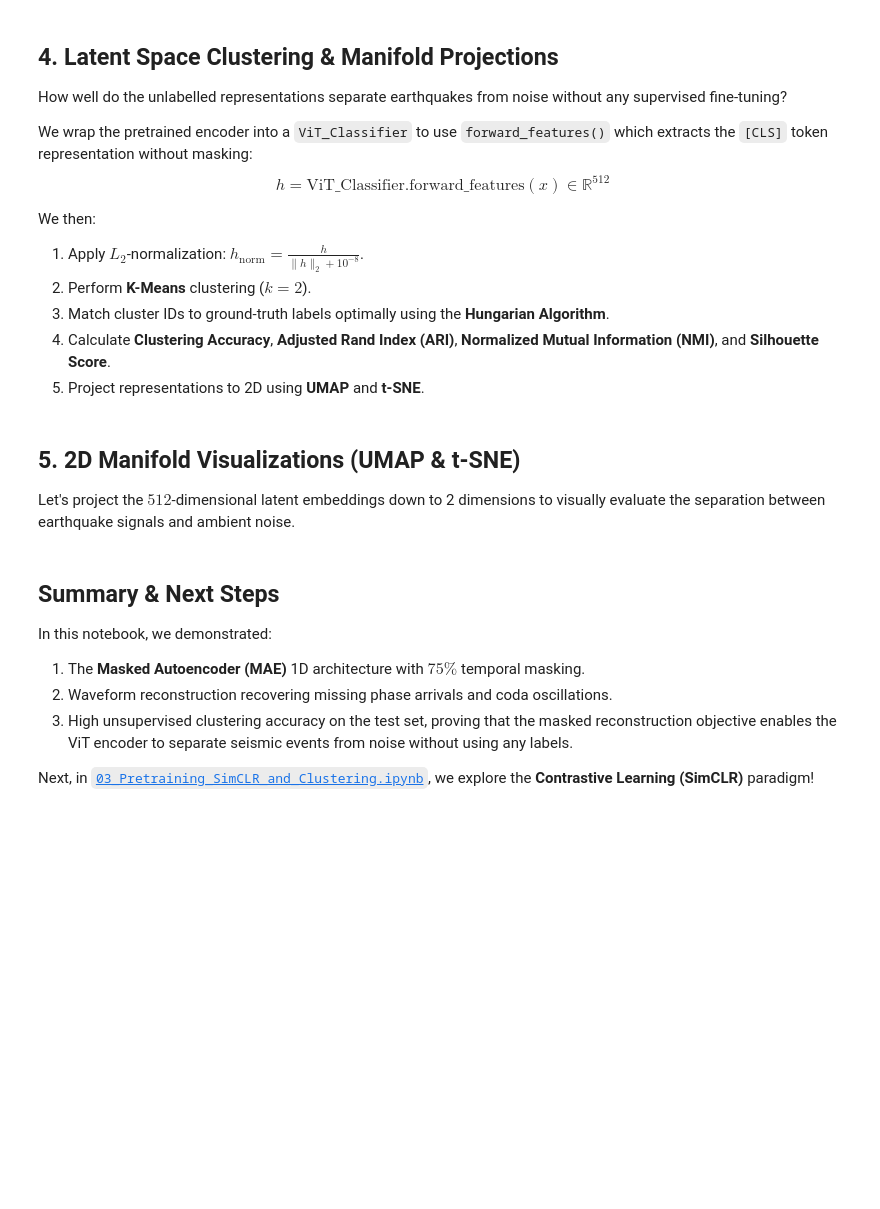
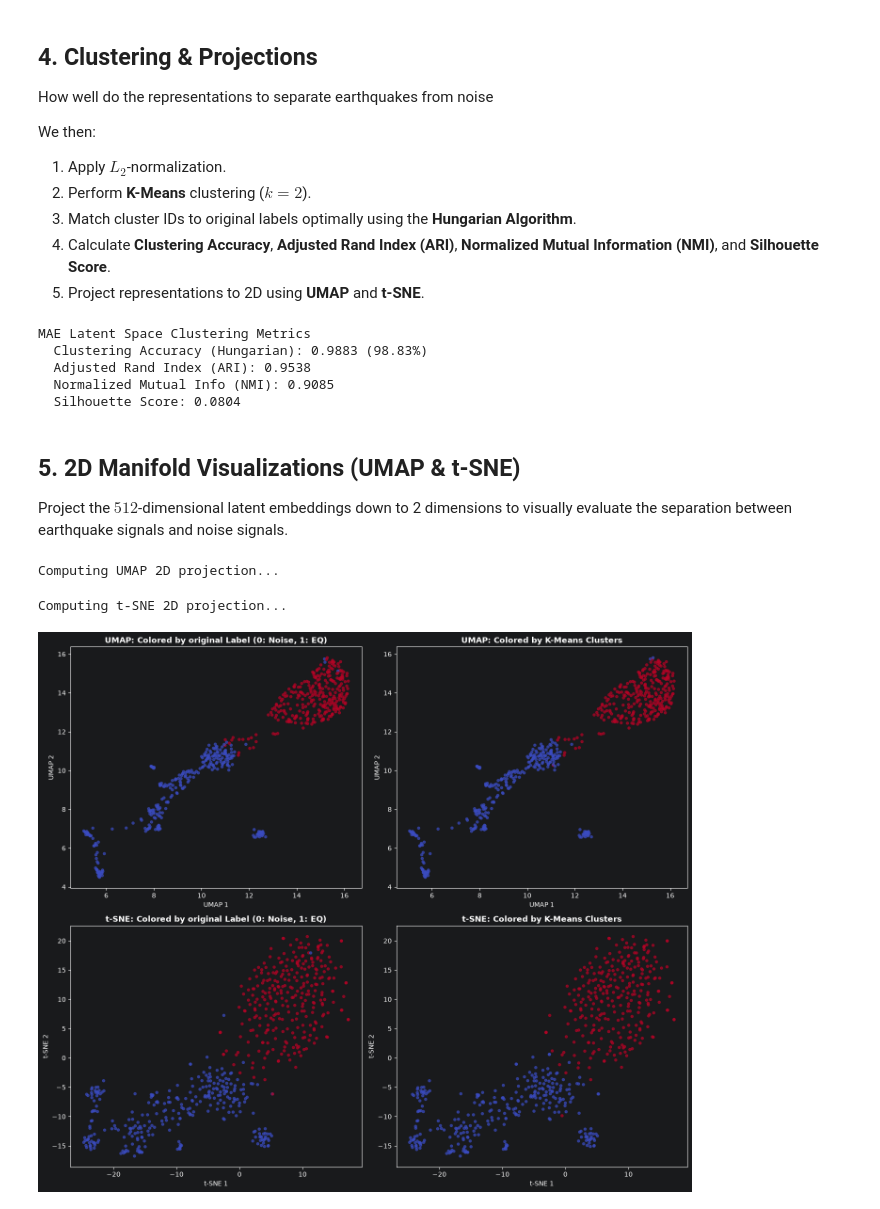
Before and after one commit to Samepsilon/SSL-SeismicData, a Jupyter notebook: notebook/02_Pretraining_MAE_and_Clustering.ipynb, the cells around one changed output. Saved outputs shown, nothing was run; the diff lists cells and outputs as text; code cells hidden in the pictures; blank space fills up the shorter version.

```diff
--- a/notebook/02_Pretraining_MAE_and_Clustering.ipynb
+++ b/notebook/02_Pretraining_MAE_and_Clustering.ipynb
@@ -84,8 +88,7 @@ We can load the saved high-performing checkpoint from `Models/Good Performing Mo
 TRAIN_DEMO_EPOCH = False  # Set to True if you want to run 1 training epoch live
 
 checkpoint_paths = [
-    ROOT_DIR / "Models" / "Good Performing Model" / "MAE_extractedSTEAD_0.75_100_512_6_2_16.tar",
-    ROOT_DIR / "Models" / "MAE" / "MAE_extractedSTEAD_0.75_100_512_6_2_16.tar",
+    ROOT_DIR / "Models" / "Good Performing Model" / "MAE_extractedSTEAD_0.75_100_512_6_2_16.tar"
 ]
 
 ckpt_to_load = None
@@ -168,15 +177,13 @@ print(f"Overall Sequence Mean Squared Error (MSE): {mse_eval:.5f}")
 # %% [markdown]
-## 4. Latent Space Clustering & Manifold Projections
+## 4.  Clustering & Projections
 
-How well do the unlabelled representations separate earthquakes from noise without any supervised fine-tuning?
+How well do the representations to separate earthquakes from noise
 
-We wrap the pretrained encoder into a `ViT_Classifier` to use `forward_features()` which extracts the `[CLS]` token representation without masking:
-$$h = \text{ViT\_Classifier.forward\_features}(x) \in \mathbb{R}^{512}$$
 
 We then:
-1. Apply $L_2$-normalization: $h_{\text{norm}} = \frac{h}{\|h\|_2 + 10^{-8}}$.
+1. Apply $L_2$-normalization.
 2. Perform **K-Means** clustering ($k = 2$).
-3. Match cluster IDs to ground-truth labels optimally using the **Hungarian Algorithm**.
+3. Match cluster IDs to original labels optimally using the **Hungarian Algorithm**.
 4. Calculate **Clustering Accuracy**, **Adjusted Rand Index (ARI)**, **Normalized Mutual Information (NMI)**, and **Silhouette Score**.
 5. Project representations to 2D using **UMAP** and **t-SNE**.
 # %%
@@ -197,15 +204,21 @@ ari = adjusted_rand_score(test_y, cluster_labels)
 nmi = normalized_mutual_info_score(test_y, cluster_labels)
 sil = silhouette_score(h_norm, cluster_labels, sample_size=min(5000, len(test_y)))
 
-print("=== MAE Latent Space Clustering Metrics ===")
+print("MAE Latent Space Clustering Metrics")
 print(f"  Clustering Accuracy (Hungarian): {acc:.4f} ({acc*100:.2f}%)")
-print(f"  Adjusted Rand Index (ARI):       {ari:.4f}")
-print(f"  Normalized Mutual Info (NMI):    {nmi:.4f}")
-print(f"  Silhouette Score:                {sil:.4f}")
+print(f"  Adjusted Rand Index (ARI): {ari:.4f}")
+print(f"  Normalized Mutual Info (NMI): {nmi:.4f}")
+print(f"  Silhouette Score: {sil:.4f}")
+# %% [output]
+MAE Latent Space Clustering Metrics
+  Clustering Accuracy (Hungarian): 0.9883 (98.83%)
+  Adjusted Rand Index (ARI): 0.9538
+  Normalized Mutual Info (NMI): 0.9085
+  Silhouette Score: 0.0804
 # %% [markdown]
 ## 5. 2D Manifold Visualizations (UMAP & t-SNE)
 
-Let's project the $512$-dimensional latent embeddings down to 2 dimensions to visually evaluate the separation between earthquake signals and ambient noise.
+Project the $512$-dimensional latent embeddings down to 2 dimensions to visually evaluate the separation between earthquake signals and noise signals.
 # %%
 print("Computing UMAP 2D projection...")
 reducer = umap.UMAP(n_components=2, random_state=42, n_neighbors=30, min_dist=0.1)
@@ -213,43 +226,38 @@ umap_coords = reducer.fit_transform(h_norm)
 
 print("Computing t-SNE 2D projection...")
 tsne = TSNE(n_components=2, random_state=42, perplexity=40, max_iter=1000)
 tsne_coords = tsne.fit_transform(h_norm)
 
 # Plot UMAP and t-SNE side-by-side
 fig, axes = plt.subplots(2, 2, figsize=(14, 12))
 
 # UMAP colored by Ground Truth
 scatter1 = axes[0, 0].scatter(umap_coords[:, 0], umap_coords[:, 1], c=test_y, cmap='coolwarm', alpha=0.7, s=15)
-axes[0, 0].set_title("UMAP: Colored by Ground Truth Label (0: Noise, 1: EQ)", fontweight='bold')
+axes[0, 0].set_title("UMAP: Colored by original Label (0: Noise, 1: EQ)", fontweight='bold')
 axes[0, 0].set_xlabel("UMAP 1")
 axes[0, 0].set_ylabel("UMAP 2")
 
 # UMAP colored by K-Means Clusters
-scatter2 = axes[0, 1].scatter(umap_coords[:, 0], umap_coords[:, 1], c=cluster_labels_remapped, cmap='viridis', alpha=0.7, s=15)
+scatter2 = axes[0, 1].scatter(umap_coords[:, 0], umap_coords[:, 1], c=cluster_labels_remapped, cmap='coolwarm', alpha=0.7, s=15)
 axes[0, 1].set_title("UMAP: Colored by K-Means Clusters", fontweight='bold')
 axes[0, 1].set_xlabel("UMAP 1")
 axes[0, 1].set_ylabel("UMAP 2")
 
 # t-SNE colored by Ground Truth
 scatter3 = axes[1, 0].scatter(tsne_coords[:, 0], tsne_coords[:, 1], c=test_y, cmap='coolwarm', alpha=0.7, s=15)
-axes[1, 0].set_title("t-SNE: Colored by Ground Truth Label (0: Noise, 1: EQ)", fontweight='bold')
+axes[1, 0].set_title("t-SNE: Colored by original Label (0: Noise, 1: EQ)", fontweight='bold')
 axes[1, 0].set_xlabel("t-SNE 1")
 axes[1, 0].set_ylabel("t-SNE 2")
 
 # t-SNE colored by K-Means Clusters
-scatter4 = axes[1, 1].scatter(tsne_coords[:, 0], tsne_coords[:, 1], c=cluster_labels_remapped, cmap='viridis', alpha=0.7, s=15)
+scatter4 = axes[1, 1].scatter(tsne_coords[:, 0], tsne_coords[:, 1], c=cluster_labels_remapped, cmap='coolwarm', alpha=0.7, s=15)
 axes[1, 1].set_title("t-SNE: Colored by K-Means Clusters", fontweight='bold')
 axes[1, 1].set_xlabel("t-SNE 1")
 axes[1, 1].set_ylabel("t-SNE 2")
 
 plt.tight_layout()
 plt.show()
+# %% [output]
+Computing UMAP 2D projection...
+Computing t-SNE 2D projection...
+[figure, added]
-# %% [markdown]
-## Summary & Next Steps
-
-In this notebook, we demonstrated:
-1. The **Masked Autoencoder (MAE)** 1D architecture with $75\%$ temporal masking.
-2. Waveform reconstruction recovering missing phase arrivals and coda oscillations.
-3. High unsupervised clustering accuracy on the test set, proving that the masked reconstruction objective enables the ViT encoder to separate seismic events from noise without using any labels.
-
-Next, in [`03_Pretraining_SimCLR_and_Clustering.ipynb`](03_Pretraining_SimCLR_and_Clustering.ipynb), we explore the **Contrastive Learning (SimCLR)** paradigm!
```
Also changed, not shown: parts of 8 cells of this notebook, 10 other files.
